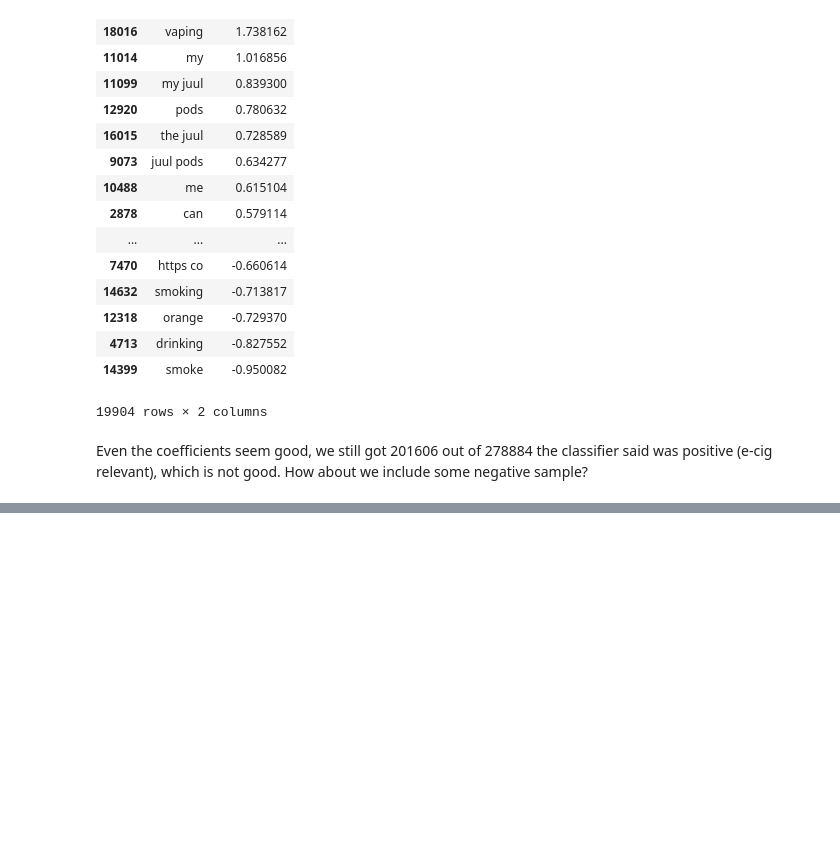
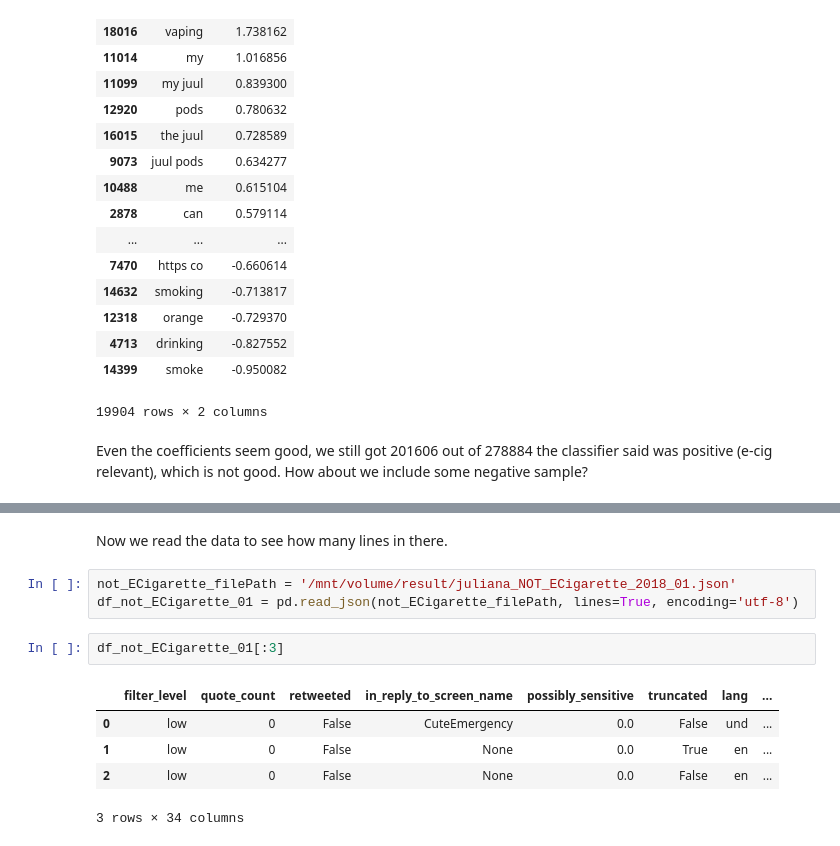
Before and after one commit to meettyj/Tobacco-on-Twitter, a Jupyter notebook: juliana/LR.ipynb, the cells around one changed output, grey strips where cells are left out. Drawn from its saved outputs; the diff is of its cells as text; blank space fills up the shorter version.

Commit message:
update juliana LR-include_negative

```diff
--- a/juliana/LR.ipynb
+++ b/juliana/LR.ipynb
@@ -255,0 +374,13 @@ Even the coefficients seem good, we still got 201606 out of 278884 the classifie
+# %% [markdown]
+Now we read the data to see how many lines in there.
+# %%
+not_ECigarette_filePath = '/mnt/volume/result/juliana_NOT_ECigarette_2018_01.json'
+df_not_ECigarette_01 = pd.read_json(not_ECigarette_filePath, lines=True, encoding='utf-8')
+# %%
+df_not_ECigarette_01[:3]
+# %% [output]
+|  | filter_level | quote_count | retweeted | in_reply_to_screen_name | possibly_sensitive | truncated | lang | ... |
+| 0 | low | 0 | False | CuteEmergency | 0.0 | False | und | ... |
+| 1 | low | 0 | False | None | 0.0 | True | en | ... |
+| 2 | low | 0 | False | None | 0.0 | False | en | ... |
+3 rows × 34 columns
```
Also changed, not shown: parts of 30 cells of this notebook, 1 other file.
